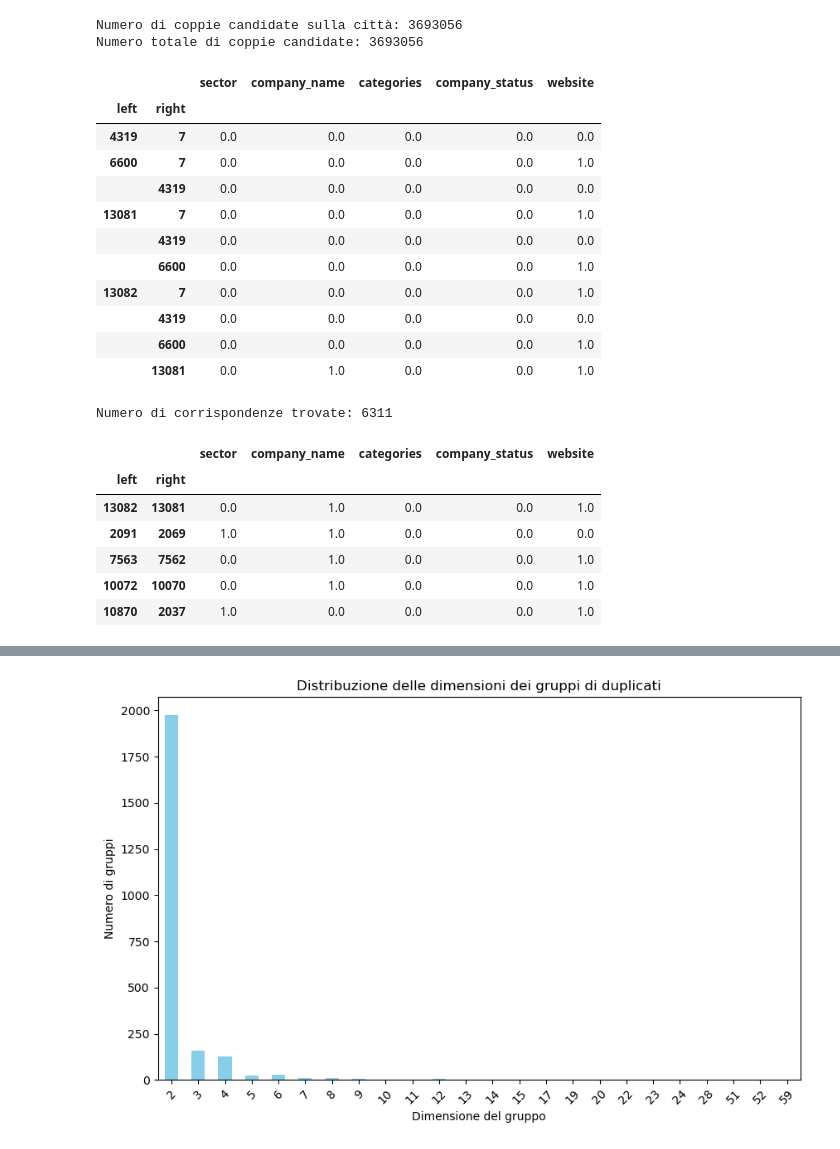
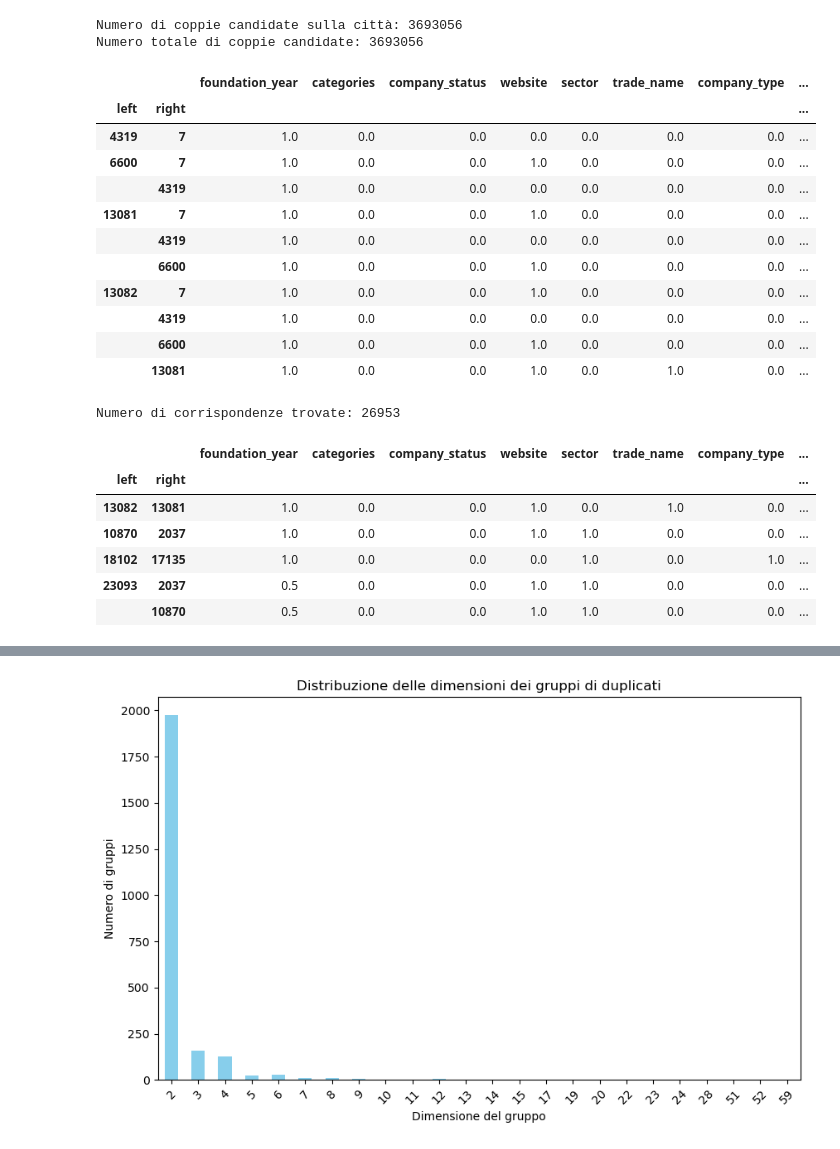
Before and after one commit to MatVitale6/IngegneriaDeiDatiProject, a Jupyter notebook: homework5/record_linkage/record_linkage2.ipynb, the cells around one changed output, grey strips where cells are left out. Drawn from its saved outputs; the diff is of its cells as text; code cells hidden in the pictures.

```diff
--- a/homework5/record_linkage/record_linkage2.ipynb
+++ b/homework5/record_linkage/record_linkage2.ipynb
@@ -12,43 +40,34 @@ companies_df = pd.read_csv('../aziende_normalizzate.csv')
 # %%
-import recordlinkage
-import pandas as pd
-
-
 def block_city_or_country(df):
     indexer = recordlinkage.Index()
 
-    # Separiamo le righe con città non nulli da quelle con città nulli
     df_non_null_city = df.dropna(subset=['city'])
     df_null_city = df[df['city'].isnull()]
 
-    # Primo blocco solo sulle righe con città non null
+    # Creazione delle coppie basate sulla città
     indexer.block(left_on=['city'])
     candidate_pairs_city = indexer.index(df_non_null_city)
     print(f'Numero di coppie candidate sulla città: {len(candidate_pairs_city)}')
 
-    # Inizializza le coppie finali con quelle candidate sulla città
-    candidate_pairs_final = candidate_pairs_city.copy()
+    candidate_pairs_final = set(candidate_pairs_city)
 
-    # Ora gestiamo il caso delle righe con città null
+    # Aggiungi coppie basate sul paese solo se le città sono diverse o nulle
     for idx_left, idx_right in candidate_pairs_city:
         city_left = df.loc[idx_left, 'city']
         city_right = df.loc[idx_right, 'city']
 
-        # Se le città sono diverse o entrambe null, controlliamo sul paese
         if city_left != city_right or pd.isnull(city_left) or pd.isnull(city_right):
-            # Blocchiamo solo se le città sono diverse o nulli
             indexer = recordlinkage.Index()
             indexer.block(left_on=['country'])
             candidate_pairs_country = indexer.index(df)
 
-            # Aggiungiamo solo le coppie che matchano sul paese
             for country_pair in candidate_pairs_country:
+                # Aggiungi la coppia solo se non è già presente nelle coppie candidate
                 if (idx_left, idx_right) == country_pair:
-                    candidate_pairs_final = candidate_pairs_final.append([country_pair])
+                    candidate_pairs_final.add(country_pair)
 
-    return candidate_pairs_final
+    return list(candidate_pairs_final)
 
-# Usa la funzione per ottenere le coppie finali
 candidate_pairs = block_city_or_country(companies_df)
 print(f'Numero totale di coppie candidate: {len(candidate_pairs)}')
 # %% [output]
@@ -57,51 +76,61 @@ Numero totale di coppie candidate: 3693056
 # %%
 candidate_pairs_index = pd.MultiIndex.from_tuples(candidate_pairs, names=['left', 'right'])
 
 companies_df = companies_df.reset_index(drop=True)
 
 companies_df = companies_df.fillna("")
 
+if companies_df['foundation_year'].dtype != 'int64':
+    companies_df['foundation_year'] = pd.to_numeric(companies_df['foundation_year'], errors='coerce').fillna(0).astype(int)
+
+if companies_df['number_of_employees'].dtype != 'int64':
+    companies_df['number_of_employees'] = pd.to_numeric(companies_df['number_of_employees'], errors='coerce').fillna(0).astype(int)
+
 compare = Compare()
-compare.string('sector', 'sector', method='jarowinkler', threshold=0.85, label='sector')
-compare.string('company_name', 'company_name', method='jarowinkler', threshold=0.85, label='company_name')
+compare.numeric('foundation_year', 'foundation_year', label='foundation_year')
+
 compare.string('categories', 'categories', method='jarowinkler', threshold=0.85, label='categories')
 compare.string('company_status', 'company_status', method='jarowinkler', threshold=0.85, label='company_status')
 compare.string('website', 'website', method='jarowinkler', threshold=0.85, label='website')
-
+compare.string('sector', 'sector', method='jarowinkler', threshold=0.85, label='sector')
+compare.string('trade_name', 'trade_name', method='jarowinkler', threshold=0.85, label='trade_name')
+compare.string('company_type', 'company_type', method='jarowinkler', threshold=0.95, label='company_type')
+compare.string('rank', 'rank', method='jarowinkler', threshold=0.85, label='rank')
+compare.numeric('number_of_employees', 'number_of_employees', label='number_of_employees')
 
 try:
     features = compare.compute(candidate_pairs_index, companies_df)
     display(features.head(10))
 except Exception as e:
     print("Errore durante il calcolo delle feature sull'intero dataset:", e)
 # %% [output]
-|  |  | sector | company_name | categories | company_status | website |
-| left | right |  |  |  |  |  |
-| 4319 | 7 | 0.0 | 0.0 | 0.0 | 0.0 | 0.0 |
-| 6600 | 7 | 0.0 | 0.0 | 0.0 | 0.0 | 1.0 |
-|  | 4319 | 0.0 | 0.0 | 0.0 | 0.0 | 0.0 |
-| 13081 | 7 | 0.0 | 0.0 | 0.0 | 0.0 | 1.0 |
-|  | 4319 | 0.0 | 0.0 | 0.0 | 0.0 | 0.0 |
-|  | 6600 | 0.0 | 0.0 | 0.0 | 0.0 | 1.0 |
-| 13082 | 7 | 0.0 | 0.0 | 0.0 | 0.0 | 1.0 |
-|  | 4319 | 0.0 | 0.0 | 0.0 | 0.0 | 0.0 |
-|  | 6600 | 0.0 | 0.0 | 0.0 | 0.0 | 1.0 |
-|  | 13081 | 0.0 | 1.0 | 0.0 | 0.0 | 1.0 |
+|  |  | foundation_year | categories | company_status | website | sector | trade_name | company_type | ... |
+| left | right |  |  |  |  |  |  |  | ... |
+| 4319 | 7 | 1.0 | 0.0 | 0.0 | 0.0 | 0.0 | 0.0 | 0.0 | ... |
+| 6600 | 7 | 1.0 | 0.0 | 0.0 | 1.0 | 0.0 | 0.0 | 0.0 | ... |
+|  | 4319 | 1.0 | 0.0 | 0.0 | 0.0 | 0.0 | 0.0 | 0.0 | ... |
+| 13081 | 7 | 1.0 | 0.0 | 0.0 | 1.0 | 0.0 | 0.0 | 0.0 | ... |
+|  | 4319 | 1.0 | 0.0 | 0.0 | 0.0 | 0.0 | 0.0 | 0.0 | ... |
+|  | 6600 | 1.0 | 0.0 | 0.0 | 1.0 | 0.0 | 0.0 | 0.0 | ... |
+| 13082 | 7 | 1.0 | 0.0 | 0.0 | 1.0 | 0.0 | 0.0 | 0.0 | ... |
+|  | 4319 | 1.0 | 0.0 | 0.0 | 0.0 | 0.0 | 0.0 | 0.0 | ... |
+|  | 6600 | 1.0 | 0.0 | 0.0 | 1.0 | 0.0 | 0.0 | 0.0 | ... |
+|  | 13081 | 1.0 | 0.0 | 0.0 | 1.0 | 0.0 | 1.0 | 0.0 | ... |
 # %%
-matches = features[features.sum(axis=1) > 1.5]
+matches = features[features.sum(axis=1) > 3]
 
 print(f'Numero di corrispondenze trovate: {len(matches)}')
 
 matches.head()
 # %% [output]
-Numero di corrispondenze trovate: 6311
+Numero di corrispondenze trovate: 26953
-|  |  | sector | company_name | categories | company_status | website |
-| left | right |  |  |  |  |  |
-| 13082 | 13081 | 0.0 | 1.0 | 0.0 | 0.0 | 1.0 |
-| 2091 | 2069 | 1.0 | 1.0 | 0.0 | 0.0 | 0.0 |
-| 7563 | 7562 | 0.0 | 1.0 | 0.0 | 0.0 | 1.0 |
-| 10072 | 10070 | 0.0 | 1.0 | 0.0 | 0.0 | 1.0 |
-| 10870 | 2037 | 1.0 | 0.0 | 0.0 | 0.0 | 1.0 |
+|  |  | foundation_year | categories | company_status | website | sector | trade_name | company_type | ... |
+| left | right |  |  |  |  |  |  |  | ... |
+| 13082 | 13081 | 1.0 | 0.0 | 0.0 | 1.0 | 0.0 | 1.0 | 0.0 | ... |
+| 10870 | 2037 | 1.0 | 0.0 | 0.0 | 1.0 | 1.0 | 0.0 | 0.0 | ... |
+| 18102 | 17135 | 1.0 | 0.0 | 0.0 | 0.0 | 1.0 | 0.0 | 1.0 | ... |
+| 23093 | 2037 | 0.5 | 0.0 | 0.0 | 1.0 | 1.0 | 0.0 | 0.0 | ... |
+|  | 10870 | 0.5 | 0.0 | 0.0 | 1.0 | 1.0 | 0.0 | 0.0 | ... |
 # %%
 grouped_matches = matches.loc[matches.sum(axis=1).groupby(level=0).idxmax()]
 
```
Also changed, not shown: parts of 4 cells of this notebook, 3 other files.
